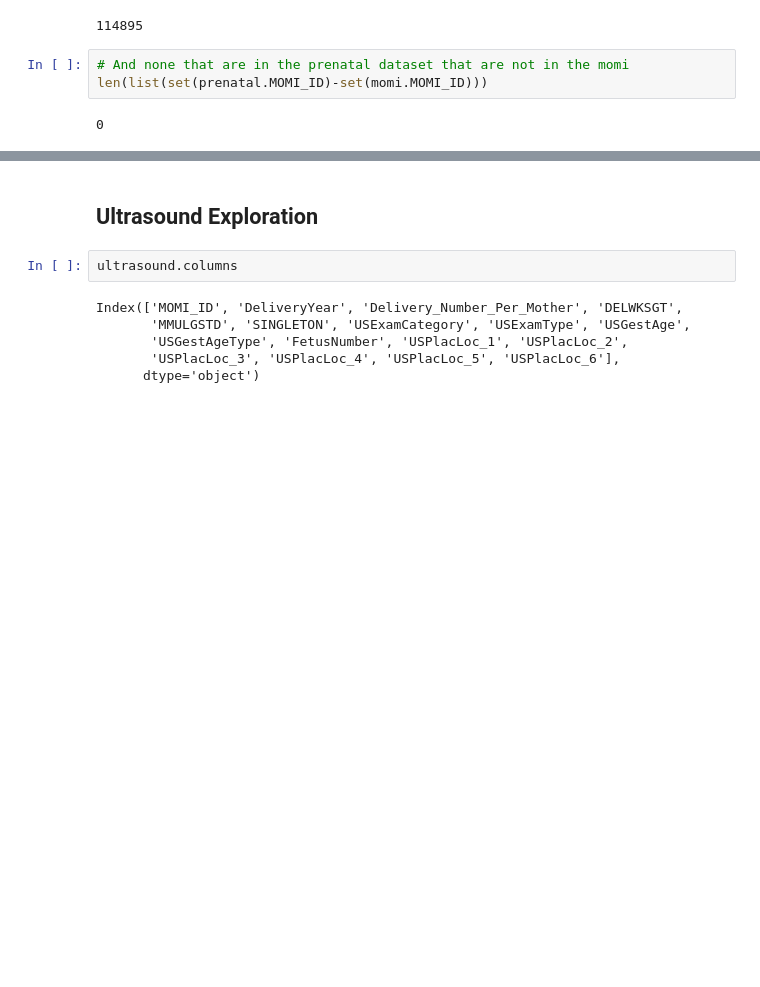
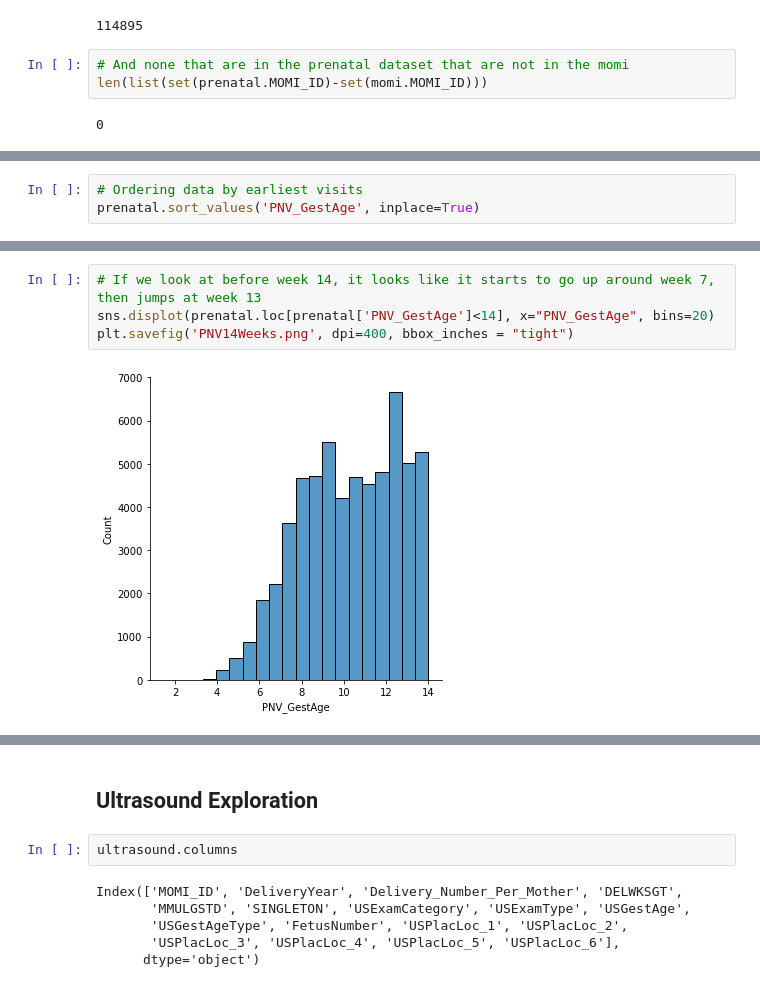
Before and after one commit to rachellb/Bennett_OUDSA5900, a Jupyter notebook: Descriptions/Momi_Descriptions.ipynb, the cells around one changed output, grey strips where cells are left out. Cells and saved outputs as stored; diff of their text form; blank space fills up the shorter version.

```diff
--- a/Descriptions/Momi_Descriptions.ipynb
+++ b/Descriptions/Momi_Descriptions.ipynb
@@ -1662,0 +1710,3 @@ len(list(set(prenatal.MOMI_ID)-set(momi.MOMI_ID)))
+# %%
+# Ordering data by earliest visits
+prenatal.sort_values('PNV_GestAge', inplace=True)
@@ -1662,0 +1719,6 @@ len(list(set(prenatal.MOMI_ID)-set(momi.MOMI_ID)))
+# %%
+# If we look at before week 14, it looks like it starts to go up around week 7, then jumps at week 13
+sns.displot(prenatal.loc[prenatal['PNV_GestAge']<14], x="PNV_GestAge", bins=20)
+plt.savefig('PNV14Weeks.png', dpi=400, bbox_inches = "tight")
+# %% [output]
+[figure, added]
```
Also changed, not shown: parts of 69 cells of this notebook, 5 other files.
